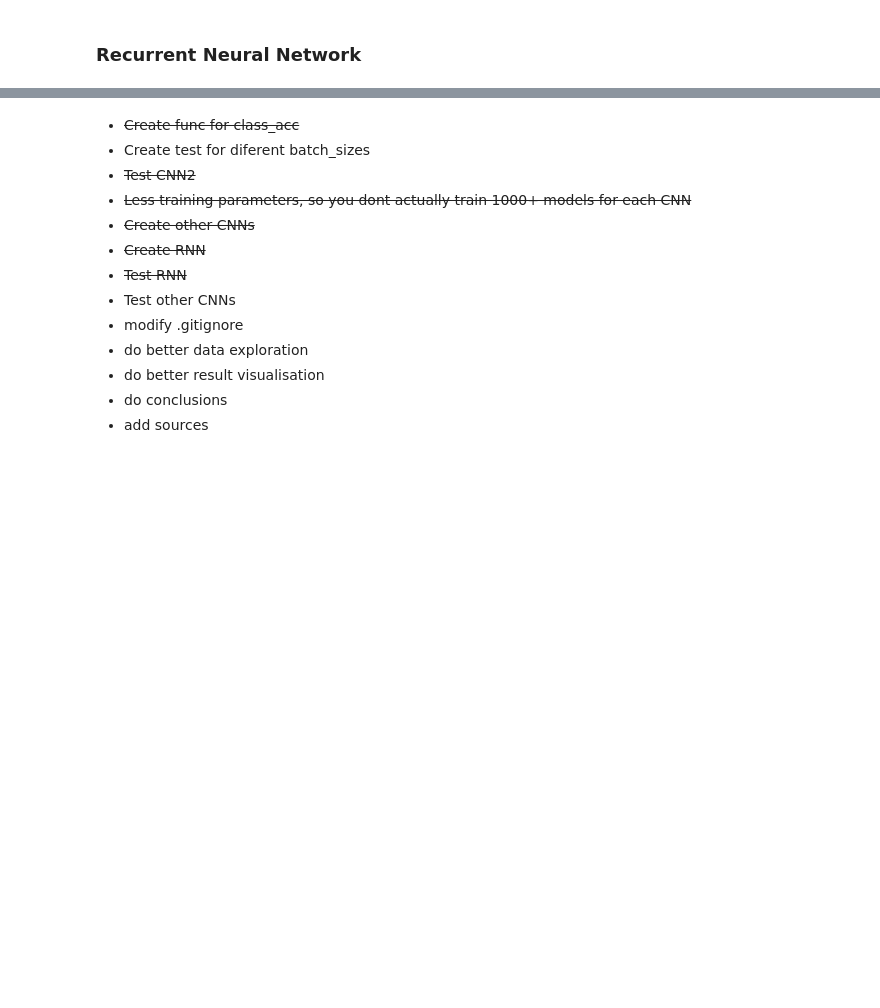
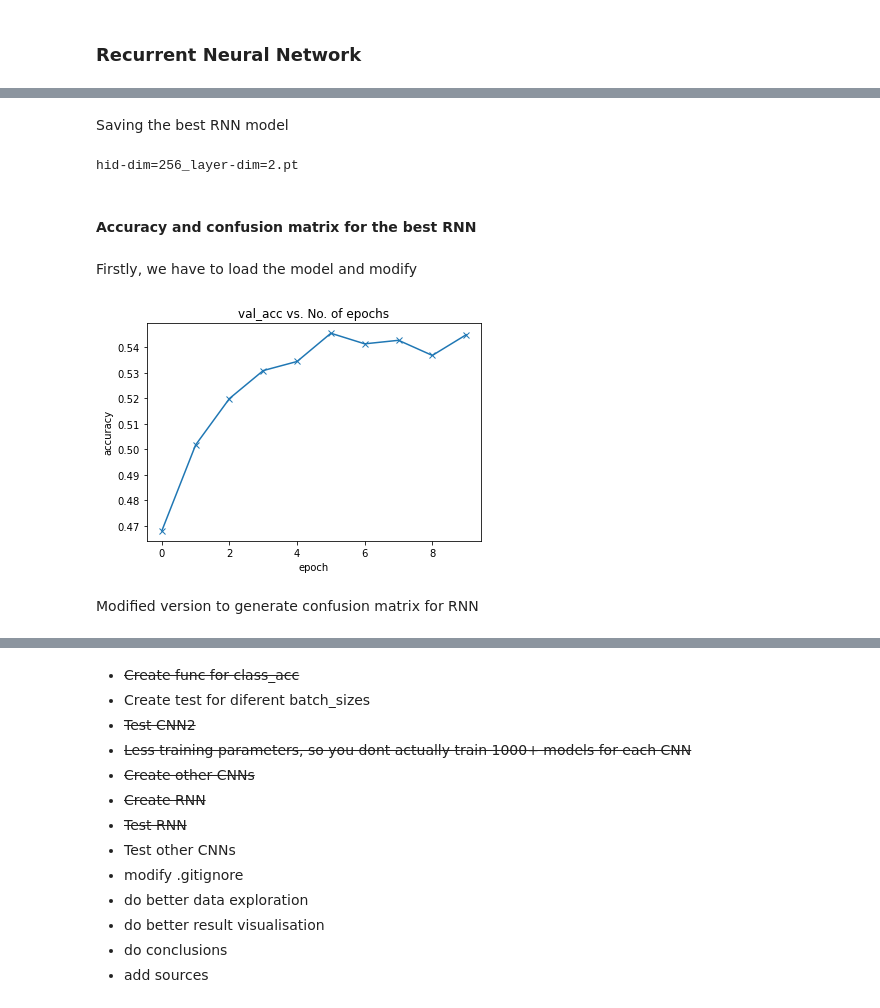
Before and after one commit to berbomeister/ML-project, a Jupyter notebook: ML project/waiting.ipynb, the cells around one changed output, grey strips where cells are left out. Cells and saved outputs as stored; diff of their text form; code cells hidden in the pictures; blank space fills up the shorter version.

```diff
--- a/ML project/waiting.ipynb
+++ b/ML project/waiting.ipynb
@@ -728,3 +794,38 @@ for hid_dim,layer_dim in rnn_params:
     torch.save(model_rnn.state_dict(),PATH)
     PATH = f'./RNN_histories/hid-dim={hid_dim}_layer-dim={layer_dim}.pth'
     torch.save(history_rnn,PATH)
+# %% [markdown]
+Saving the best RNN model
+# %%
+histories = {}
+arch_name = 'RNN'
+directory = f'./{arch_name}_histories/'
+for filename in os.listdir(directory):
+    PATH = directory+filename
+    histories[filename] = torch.load(PATH)
+best_model_history = max(histories,key = lambda x : histories[x][9]['val_acc'])
+print(best_model_history)
+model = RNN(256,2)
+model.load_state_dict(torch.load(f'./{arch_name}_models/'+best_model_history+'h'))
+
+PATH = './best_models/'+arch_name+'.pth'
+torch.save(model.state_dict(),PATH)
+PATH = './best_models/'+arch_name+'_history.pt'
+torch.save(histories[best_model_history],PATH)
+# %% [output]
+hid-dim=256_layer-dim=2.pt
+# %% [markdown]
+#### Accuracy and confusion matrix for the best RNN
+# %% [markdown]
+Firstly, we have to load the model and modify
+# %%
+best_rnn = RNN(256,2)
+best_rnn.load_state_dict(torch.load('./best_models/RNN.pth'))
+best_rnn.to(device)
+best_rnn_history = torch.load('./best_models/RNN_history.pt')
+# %%
+plot_metric(best_rnn_history)
+# %% [output]
+[figure, added]
+# %% [markdown]
+Modified version to generate confusion matrix for RNN
```
Also changed, not shown: parts of 20 cells of this notebook, 14 other files.
